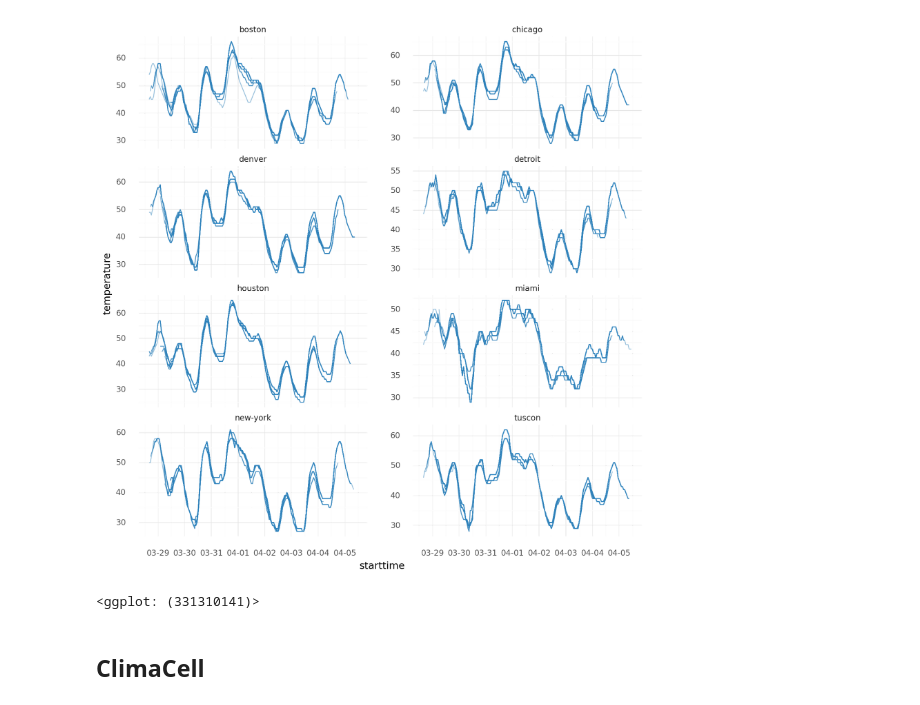
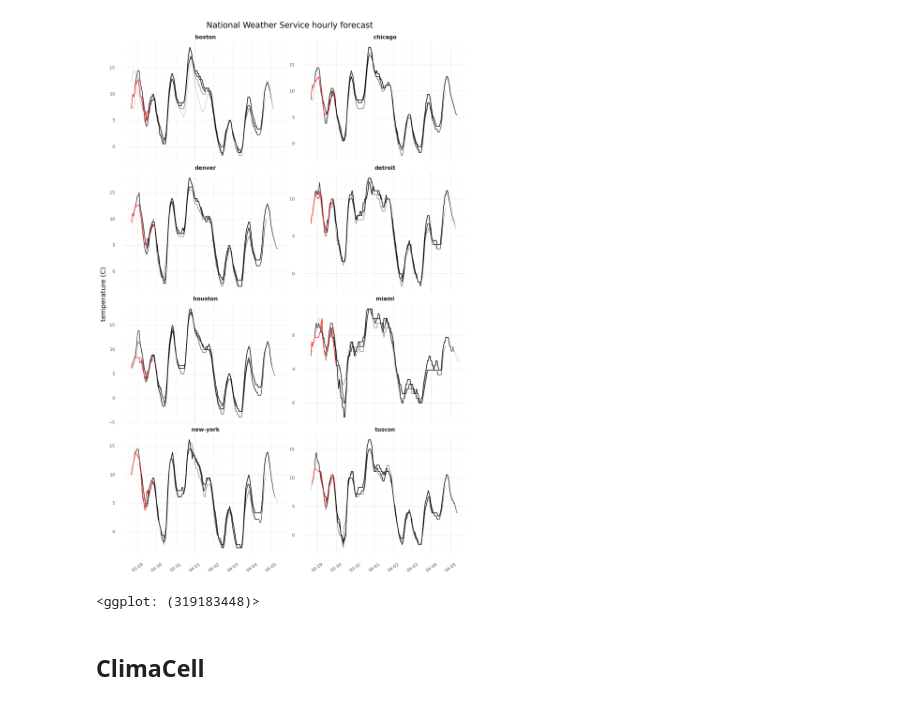
Before and after one commit to jhrcook/weather-forecast-analysis, a Jupyter notebook: notebooks/data-analysis.ipynb, the cells around one changed output. Cells and saved outputs as stored; diff of their text form; code cells hidden in the pictures.

Commit message:
analysis: standardized hourly/current forecast plot - add multiple re-tries for downloading data in 'prepare-data.py'

```diff
--- a/notebooks/data-analysis.ipynb
+++ b/notebooks/data-analysis.ipynb
@@ -31,21 +39,43 @@ nws_df.head()
 | 3 | Partly cloudy, with a low around ... | Partly Cloudy | 2021-03-30 18:00:00-04:00 | 2021-03-31 06:00:00-04:00 | https://api.weather.gov/icons/lan... | False | Tuesday Night | 4 | ... |
 | 4 | Partly sunny, with a high near 63... | Partly Sunny | 2021-03-31 06:00:00-04:00 | 2021-03-31 18:00:00-04:00 | https://api.weather.gov/icons/lan... | True | Wednesday | 5 | ... |
 # %%
-nws_hourly = nws_df.copy()[nws_df["forecast_type"] == "hourly"]
-
-(
-    gg.ggplot(nws_hourly, gg.aes(x="starttime", y="temperature"))
-    + gg.facet_wrap("~ city", ncol=2, scales="free_y")
-    + gg.geom_line(
-        gg.aes(group="factor(collection_timestamp)"), alpha=0.5, color="#2c7fb8"
+def plot_forecast_against_actual(
+    forecast_df: pd.DataFrame,
+    current_df: pd.DataFrame,
+    x: str,
+    y: str,
+    timestamp_col: str = "collection_timestamp",
+) -> gg.ggplot:
+    return (
+        gg.ggplot(forecast_df, gg.aes(x=x, y=y))
+        + gg.facet_wrap("~ city", ncol=2, scales="free_y")
+        + gg.geom_line(gg.aes(group=f"factor({timestamp_col})"), alpha=0.2)
+        + gg.geom_line(data=current_df, color="red")
+        + gg.scale_x_datetime(date_labels="%m-%d")
+        + gg.theme_minimal()
+        + gg.theme(
+            figure_size=(10, 15),
+            axis_text_x=gg.element_text(angle=35, size=7),
+            axis_text_y=gg.element_text(size=7),
+            strip_background=gg.element_blank(),
+            strip_text=gg.element_text(face="bold"),
+            subplots_adjust=dict(wspace=0.1),
+        )
+        + gg.labs(x=None, y="temperature (C)")
     )
-    + gg.scale_x_datetime(date_labels="%m-%d")
-    + gg.theme_minimal()
-    + gg.theme(figure_size=(10, 10), subplots_adjust={"wspace": 0.2})
-)
-# %% [output]
-[figure, removed]
-<ggplot: (331310141)>
+# %%
+nws_hourly = nws_df.copy()[nws_df["forecast_type"] == "hourly"]
+nws_current = nws_hourly.copy()[nws_hourly["number"] == 1]
+
+plot_forecast_against_actual(
+    nws_hourly,
+    nws_current,
+    x="starttime",
+    y="temperature",
+) + gg.labs(title="National Weather Service hourly forecast")
+# %% [output]
+[figure, added]
+<ggplot: (319183448)>
 # %% [markdown]
 ## ClimaCell
 # %%
```
Also changed, not shown: parts of 8 cells of this notebook, 1 other file.
